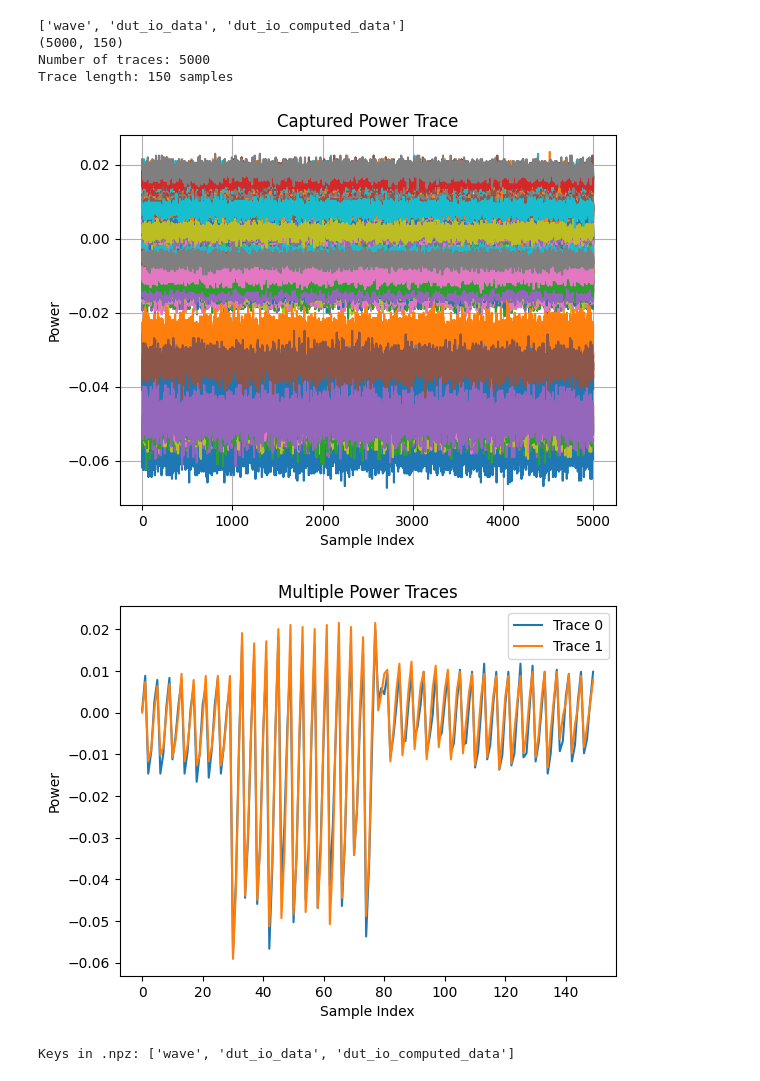
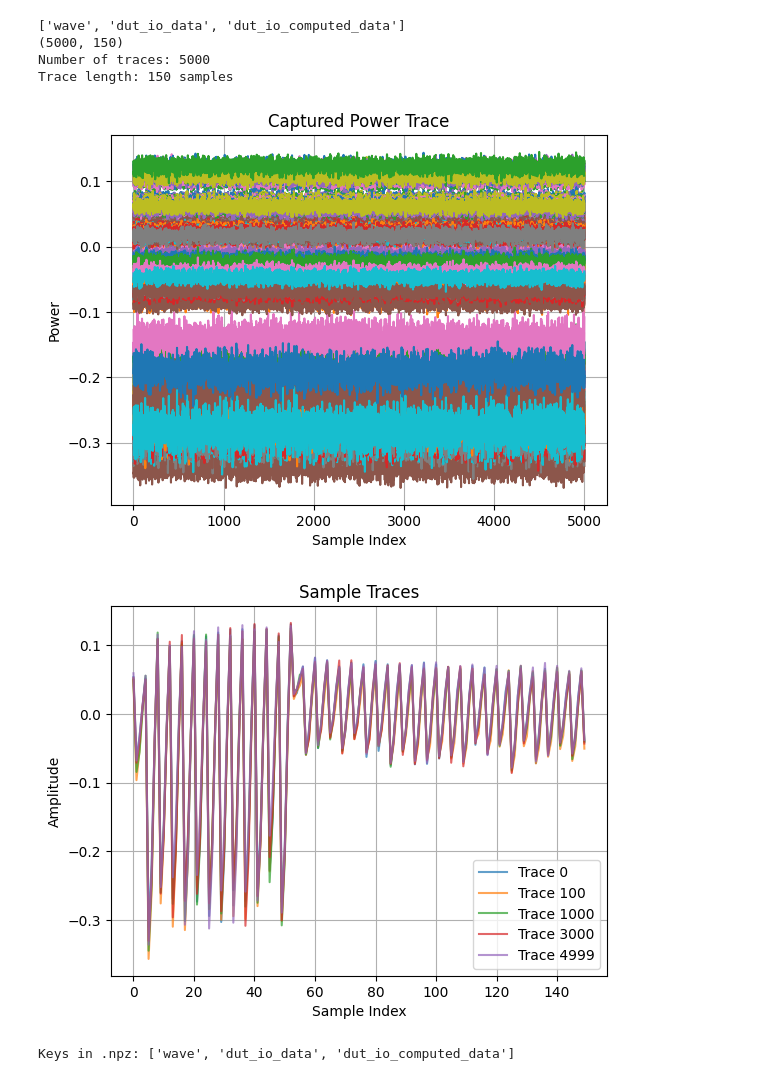
Before and after one commit to AhmedHedi0/AdvSecLab, a Jupyter notebook: advseceng25-sca-framework-main/src/py/analysis.ipynb, the cells around one changed output. Cells and saved outputs as stored; diff of their text form; code cells hidden in the pictures.

```diff
--- a/advseceng25-sca-framework-main/src/py/analysis.ipynb
+++ b/advseceng25-sca-framework-main/src/py/analysis.ipynb
@@ -7,7 +7,7 @@ c:\Users\Ahmed\Desktop\AdvSecLab\advseceng25-sca-framework-main\src\py
 import numpy as np
 import matplotlib.pyplot as plt
 # %%
-data = np.load(r"C:\Users\Ahmed\Desktop\AdvSecLab\data\traces_0.npz")
+data = np.load(r"C:\Users\Ahmed\Desktop\AdvSecLab\traces\traces_0.npz")
 print(data.files)
 print(data['wave'].shape)
 num_traces = data['wave'].shape[0]
@@ -30,16 +30,18 @@ plt.ylabel("Power")
 plt.grid(True)
 plt.show()
 # %% [output]
-[figure, old version]
+[figure, new version]
 # %%
 # multiple traces
-for i in range(2):  # Plot first 2 traces
-    plt.plot(data['wave'][i], label=f"Trace {i}")
+
+for i in [0, 100, 1000, 3000, 4999]:  # Adjust if fewer traces
+    plt.plot(data['wave'][i], alpha=0.7, label=f"Trace {i}")
+plt.title("Sample Traces")
+plt.xlabel("Sample Index")
+plt.ylabel("Amplitude")
 plt.legend()
-plt.title("Multiple Power Traces")
-plt.xlabel("Sample Index")
-plt.ylabel("Power")
+plt.grid(True)
 plt.show()
 # %% [output]
-[figure, old version]
+[figure, new version]
 # %%
```
Also changed, not shown: parts of 5 cells of this notebook, 14 other files.
